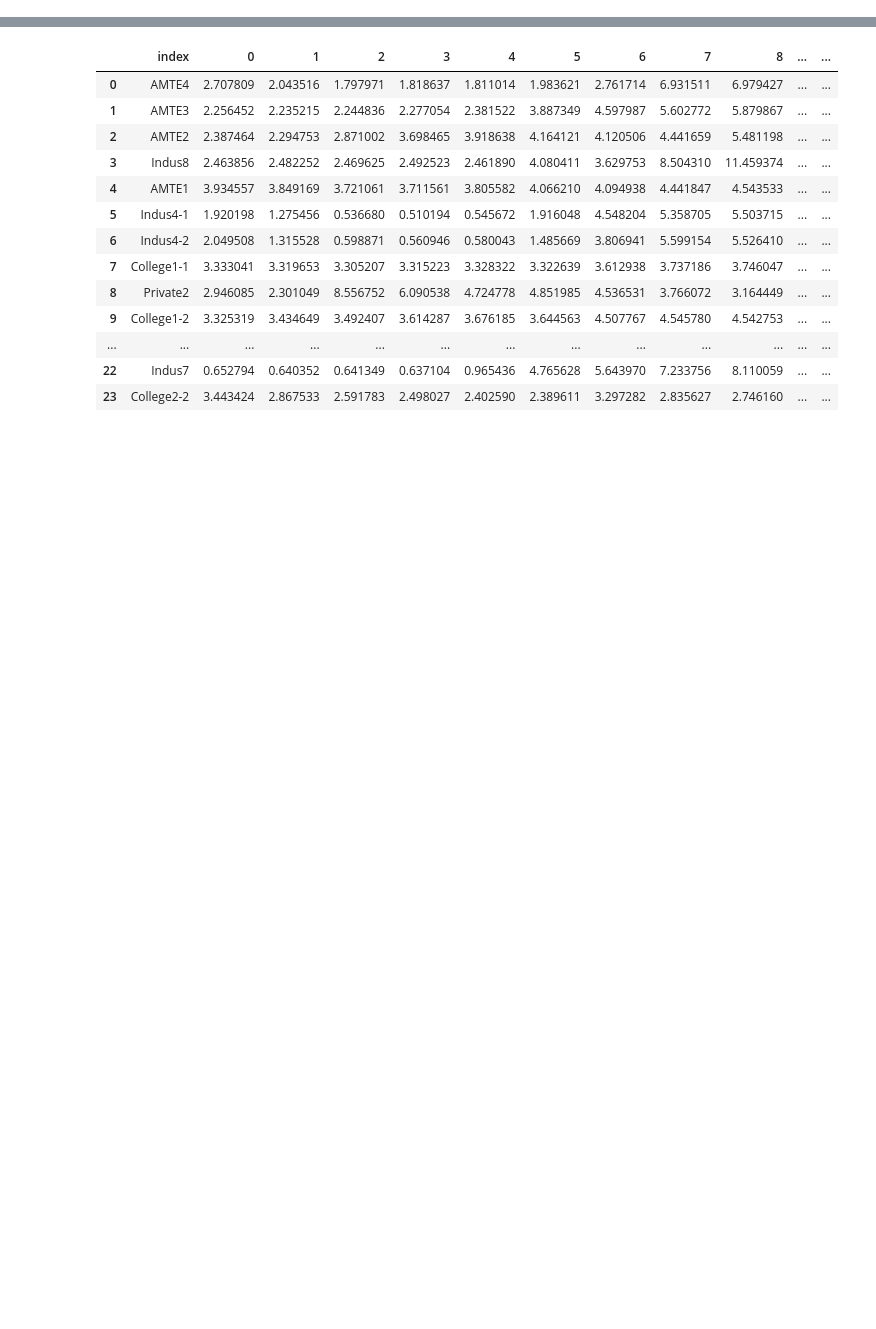
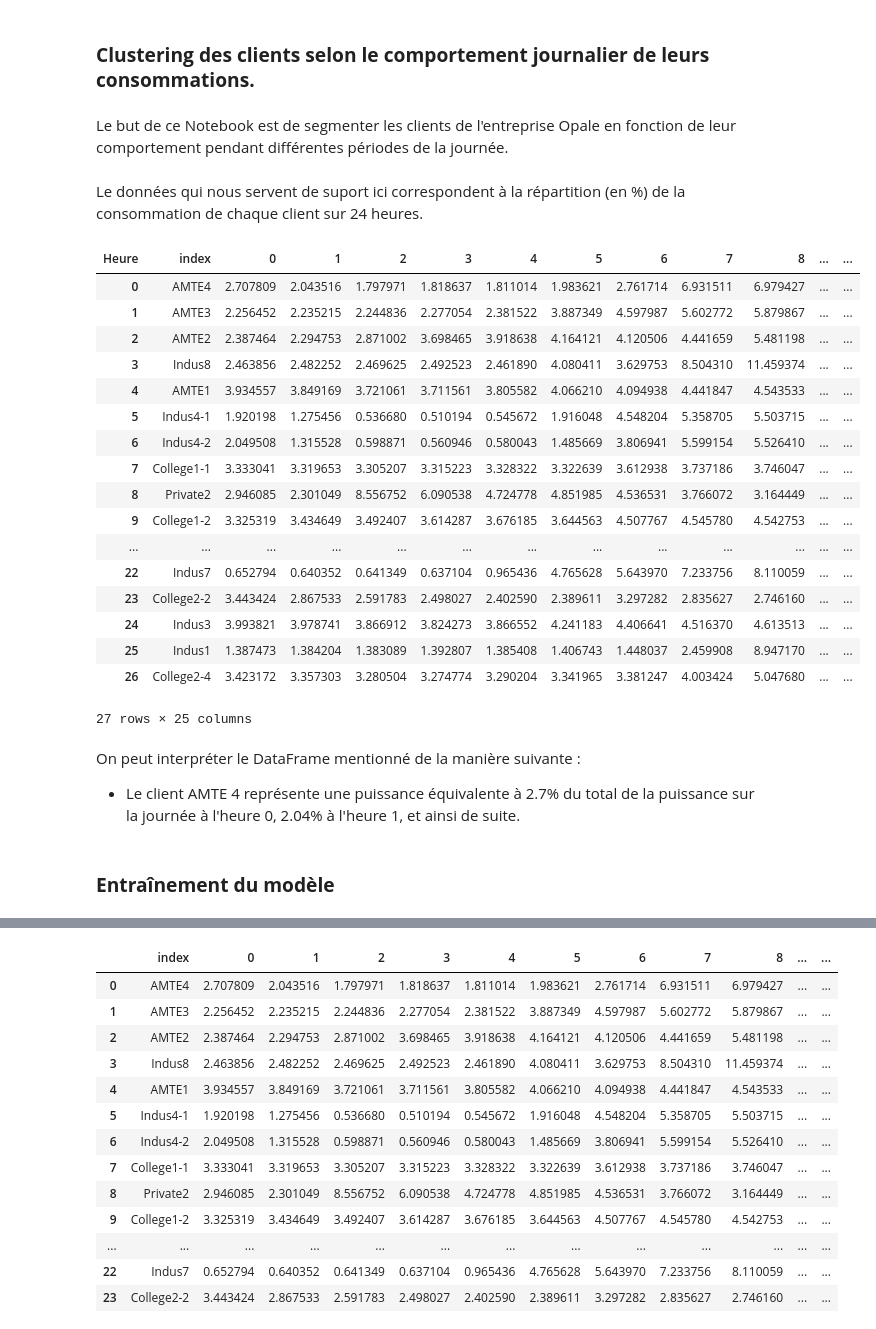
Before and after one commit to Hamza1407/AnalyseTemp, a Jupyter notebook: Clustering_Clients.ipynb, the cells around one changed output, grey strips where cells are left out. Drawn from its saved outputs; the diff is of its cells as text; code cells hidden in the pictures; blank space fills up the shorter version.

```diff
--- a/Clustering_Clients.ipynb
+++ b/Clustering_Clients.ipynb
@@ -1,5 +1,9 @@
 # %% [markdown]
 <a href="https://colab.research.google.com/github/Hamza1407/AnalyseTemp/blob/main/Clustering_Clients.ipynb" target="_parent"><img src="https://colab.research.google.com/assets/colab-badge.svg" alt="Open In Colab"/></a>
+# %% [markdown]
+### **Clustering des clients selon le comportement journalier de leurs consommations.**
+# %% [markdown]
+Le but de ce Notebook est de segmenter les clients de l'entreprise Opale en fonction de leur comportement pendant différentes périodes de la journée.
 # %%
 import pandas as pd
 from sklearn.cluster import KMeans
@@ -13,19 +17,44 @@ from mpl_toolkits.mplot3d import Axes3D
 import plotly.express as px
 
 warnings.filterwarnings(action="ignore")
+# %% [markdown]
+Le données qui nous servent de suport ici correspondent à la répartition (en %) de la consommation de chaque client sur 24 heures.
 # %%
 df=pd.read_csv('/content/Join_30_min.csv')
 df=df.drop(columns=['Unnamed: 0','Jour semaine','Jour','Mois','Année'])
 
 df_mean = df.groupby('Heure').mean()
 
 
 df_percentage = df_mean.div(df_mean.sum(axis=0), axis=1) * 100
 
 df_percentage_transposed = df_percentage.transpose()
 
 df_percentage_transposed.reset_index(inplace=True)
 
-
-X=df_percentage_transposed.drop(columns='index')
+df_percentage_transposed
+# %% [output]
+| Heure | index | 0 | 1 | 2 | 3 | 4 | 5 | 6 | 7 | 8 | ... | ... |
+| 0 | AMTE4 | 2.707809 | 2.043516 | 1.797971 | 1.818637 | 1.811014 | 1.983621 | 2.761714 | 6.931511 | 6.979427 | ... | ... |
+| 1 | AMTE3 | 2.256452 | 2.235215 | 2.244836 | 2.277054 | 2.381522 | 3.887349 | 4.597987 | 5.602772 | 5.879867 | ... | ... |
+| 2 | AMTE2 | 2.387464 | 2.294753 | 2.871002 | 3.698465 | 3.918638 | 4.164121 | 4.120506 | 4.441659 | 5.481198 | ... | ... |
+| 3 | Indus8 | 2.463856 | 2.482252 | 2.469625 | 2.492523 | 2.461890 | 4.080411 | 3.629753 | 8.504310 | 11.459374 | ... | ... |
+| 4 | AMTE1 | 3.934557 | 3.849169 | 3.721061 | 3.711561 | 3.805582 | 4.066210 | 4.094938 | 4.441847 | 4.543533 | ... | ... |
+| 5 | Indus4-1 | 1.920198 | 1.275456 | 0.536680 | 0.510194 | 0.545672 | 1.916048 | 4.548204 | 5.358705 | 5.503715 | ... | ... |
+| 6 | Indus4-2 | 2.049508 | 1.315528 | 0.598871 | 0.560946 | 0.580043 | 1.485669 | 3.806941 | 5.599154 | 5.526410 | ... | ... |
+| 7 | College1-1 | 3.333041 | 3.319653 | 3.305207 | 3.315223 | 3.328322 | 3.322639 | 3.612938 | 3.737186 | 3.746047 | ... | ... |
+| 8 | Private2 | 2.946085 | 2.301049 | 8.556752 | 6.090538 | 4.724778 | 4.851985 | 4.536531 | 3.766072 | 3.164449 | ... | ... |
+| 9 | College1-2 | 3.325319 | 3.434649 | 3.492407 | 3.614287 | 3.676185 | 3.644563 | 4.507767 | 4.545780 | 4.542753 | ... | ... |
+| ... | ... | ... | ... | ... | ... | ... | ... | ... | ... | ... | ... | ... |
+| 22 | Indus7 | 0.652794 | 0.640352 | 0.641349 | 0.637104 | 0.965436 | 4.765628 | 5.643970 | 7.233756 | 8.110059 | ... | ... |
+| 23 | College2-2 | 3.443424 | 2.867533 | 2.591783 | 2.498027 | 2.402590 | 2.389611 | 3.297282 | 2.835627 | 2.746160 | ... | ... |
+| 24 | Indus3 | 3.993821 | 3.978741 | 3.866912 | 3.824273 | 3.866552 | 4.241183 | 4.406641 | 4.516370 | 4.613513 | ... | ... |
+| 25 | Indus1 | 1.387473 | 1.384204 | 1.383089 | 1.392807 | 1.385408 | 1.406743 | 1.448037 | 2.459908 | 8.947170 | ... | ... |
+| 26 | College2-4 | 3.423172 | 3.357303 | 3.280504 | 3.274774 | 3.290204 | 3.341965 | 3.381247 | 4.003424 | 5.047680 | ... | ... |
+27 rows × 25 columns
+# %% [markdown]
+On peut interpréter le DataFrame mentionné de la manière suivante :
+- Le client AMTE 4 représente une puissance équivalente à 2.7% du total de la puissance sur la journée à l'heure 0,  2.04% à l'heure 1, et ainsi de suite.
+# %% [markdown]
+### **Entraînement du modèle**
 # %%
```
Also changed, not shown: parts of 13 cells of this notebook.
